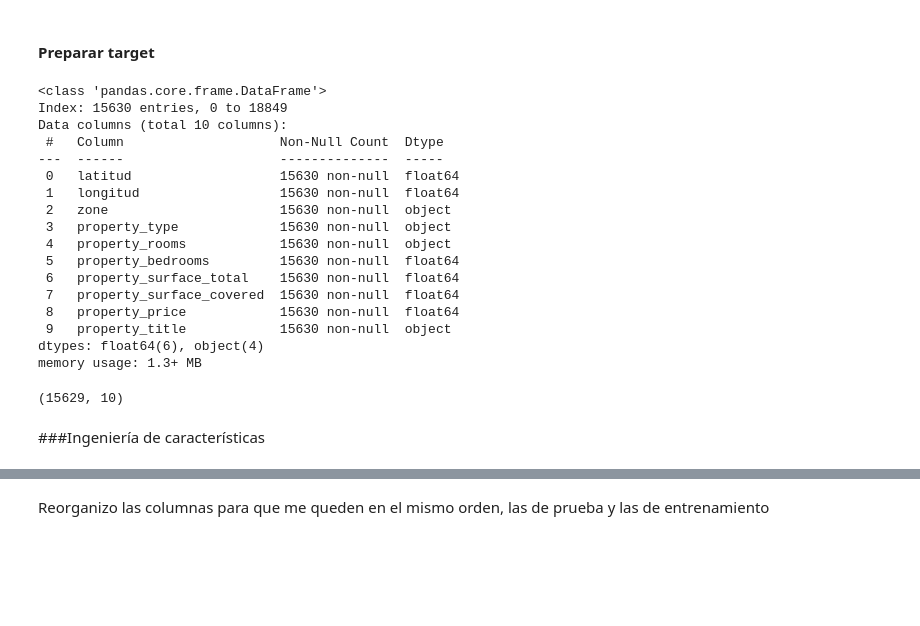
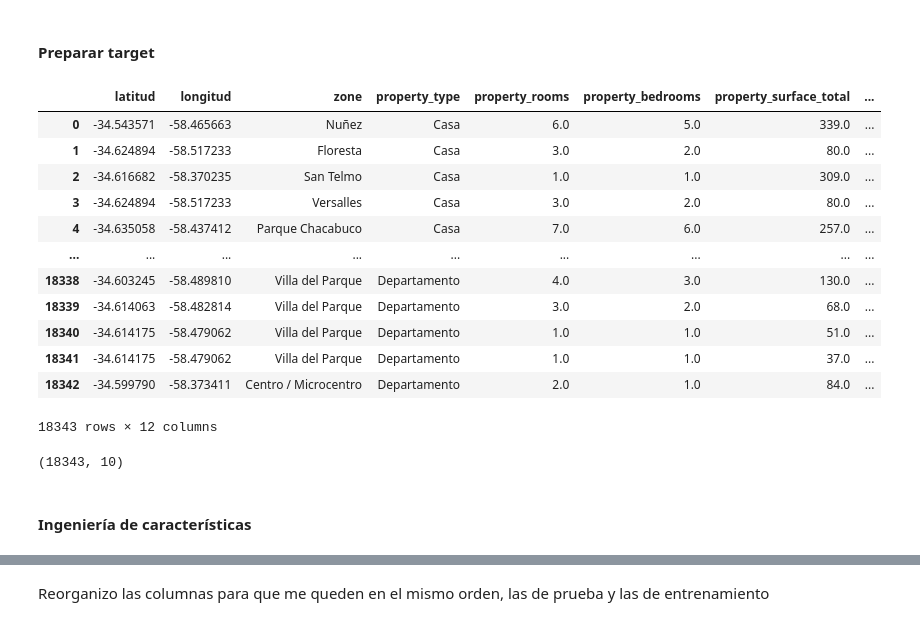
Before and after one commit to AlanRichmond/7506R-1C2024-GRUPO10, a Jupyter notebook: 7506R_TP1_GRUPO10_ENTREGA_N3.ipynb, the cells around one changed output, grey strips where cells are left out. Cells and saved outputs as stored; diff of their text form; code cells hidden in the pictures; blank space fills up the shorter version.

Commit message:
modificacion construccion dataset prueba + exportacion prueba modificado

```diff
--- a/7506R_TP1_GRUPO10_ENTREGA_N3.ipynb
+++ b/7506R_TP1_GRUPO10_ENTREGA_N3.ipynb
@@ -719,9 +733,11 @@ for zona in zones:
-# %%
-for i in range (0,df_prueba.shape[0]):
-  fila = df_prueba.iloc[i]
-  zona = fila["zone"]
-  bedrooms = fila["property_bedrooms"]
-  if bedrooms!=bedrooms:
-      rooms = fila["property_rooms"]
-      calc_bedrooms = (rooms*por_bedrooms.get(zona)/100)
-      df_prueba.iat[i, 8] = round(calc_bedrooms)
+# %%
+i = 0
+while i < df_prueba.shape[0]:
+  fila = df_prueba.iloc[i]
+  lat = fila["property_bedrooms"]
+  if pd.isna(lat):
+    df_prueba.drop(df_prueba.index[i:i+1], inplace=True)
+  else:
+    i+=1
+df_prueba.reset_index(drop=True, inplace=True)
+df_prueba["property_bedrooms"].isna().value_counts()
@@ -750,4 +768,2 @@ se elimina las filas con valores faltantes (NaN)
-# %%
-df_prueba.dropna(inplace=True)
 # %% [markdown]
 Terminamos dropeando todas las filas que tienen datos nulos al finalizar
@@ -754,29 +772,28 @@ Terminamos dropeando todas las filas que tienen datos nulos al finalizar
 # %% [markdown]
 #### Preparar target
-# %%
-df_prueba.info()
-# %% [output]
-<class 'pandas.core.frame.DataFrame'>
-Index: 15630 entries, 0 to 18849
-Data columns (total 10 columns):
- #   Column                    Non-Null Count  Dtype
----  ------                    --------------  -----
- 0   latitud                   15630 non-null  float64
- 1   longitud                  15630 non-null  float64
- 2   zone                      15630 non-null  object
- 3   property_type             15630 non-null  object
- 4   property_rooms            15630 non-null  object
- 5   property_bedrooms         15630 non-null  float64
- 6   property_surface_total    15630 non-null  float64
- 7   property_surface_covered  15630 non-null  float64
- 8   property_price            15630 non-null  float64
- 9   property_title            15630 non-null  object
-dtypes: float64(6), object(4)
-memory usage: 1.3+ MB
-# %%
-df_prueba['price_per_square_meter'] = df_prueba['property_price'] / df_prueba['property_surface_total']
-
-percentiles = [0, 0.25, 0.75, 1]
-labels = ['Bajo', 'Medio', 'Alto']
-df_prueba["tipo_precio"] = pd.cut(df_prueba["price_per_square_meter"], bins=df_prueba["price_per_square_meter"].quantile(percentiles), labels=labels)
+# %%
+df_prueba['price_per_square_meter'] = df_prueba['property_price'] / df_prueba['property_surface_total']
+
+df_prueba_casa = df_prueba[df_prueba['property_type'] == "Casa"].reset_index(drop=True)
+df_prueba_casa = assign_tipo_precio(df_prueba_casa)
+df_prueba_ph = df_prueba[df_prueba['property_type'] == "PH"].reset_index(drop=True)
+df_prueba_ph = assign_tipo_precio(df_prueba_ph)
+df_prueba_dpt = df_prueba[df_prueba['property_type'] == "Departamento"].reset_index(drop=True)
+df_prueba_dpt = assign_tipo_precio(df_prueba_dpt)
+df_prueba_con_tipo_precio = pd.concat([df_prueba_casa, df_prueba_ph, df_prueba_dpt]).reset_index(drop=True)
+df_prueba_con_tipo_precio
+# %% [output]
+|  | latitud | longitud | zone | property_type | property_rooms | property_bedrooms | property_surface_total | ... |
+| 0 | -34.543571 | -58.465663 | Nuñez | Casa | 6.0 | 5.0 | 339.0 | ... |
+| 1 | -34.624894 | -58.517233 | Floresta | Casa | 3.0 | 2.0 | 80.0 | ... |
+| 2 | -34.616682 | -58.370235 | San Telmo | Casa | 1.0 | 1.0 | 309.0 | ... |
+| 3 | -34.624894 | -58.517233 | Versalles | Casa | 3.0 | 2.0 | 80.0 | ... |
+| 4 | -34.635058 | -58.437412 | Parque Chacabuco | Casa | 7.0 | 6.0 | 257.0 | ... |
+| ... | ... | ... | ... | ... | ... | ... | ... | ... |
+| 18338 | -34.603245 | -58.489810 | Villa del Parque | Departamento | 4.0 | 3.0 | 130.0 | ... |
+| 18339 | -34.614063 | -58.482814 | Villa del Parque | Departamento | 3.0 | 2.0 | 68.0 | ... |
+| 18340 | -34.614175 | -58.479062 | Villa del Parque | Departamento | 1.0 | 1.0 | 51.0 | ... |
+| 18341 | -34.614175 | -58.479062 | Villa del Parque | Departamento | 1.0 | 1.0 | 37.0 | ... |
+| 18342 | -34.599790 | -58.373411 | Centro / Microcentro | Departamento | 2.0 | 1.0 | 84.0 | ... |
+18343 rows × 12 columns
 # %%
@@ -786,7 +803,7 @@ df_prueba.drop(['price_per_square_meter', 'property_price'], axis=1, inplace=Tru
 # %%
-df_prueba.shape
+df_prueba_con_tipo_precio.shape
 # %% [output]
-(15629, 10)
+(18343, 10)
 # %% [markdown]
-###Ingeniería de características
+#### Ingeniería de características
 # %%
```
Also changed, not shown: parts of 55 cells of this notebook, 1 other file.
